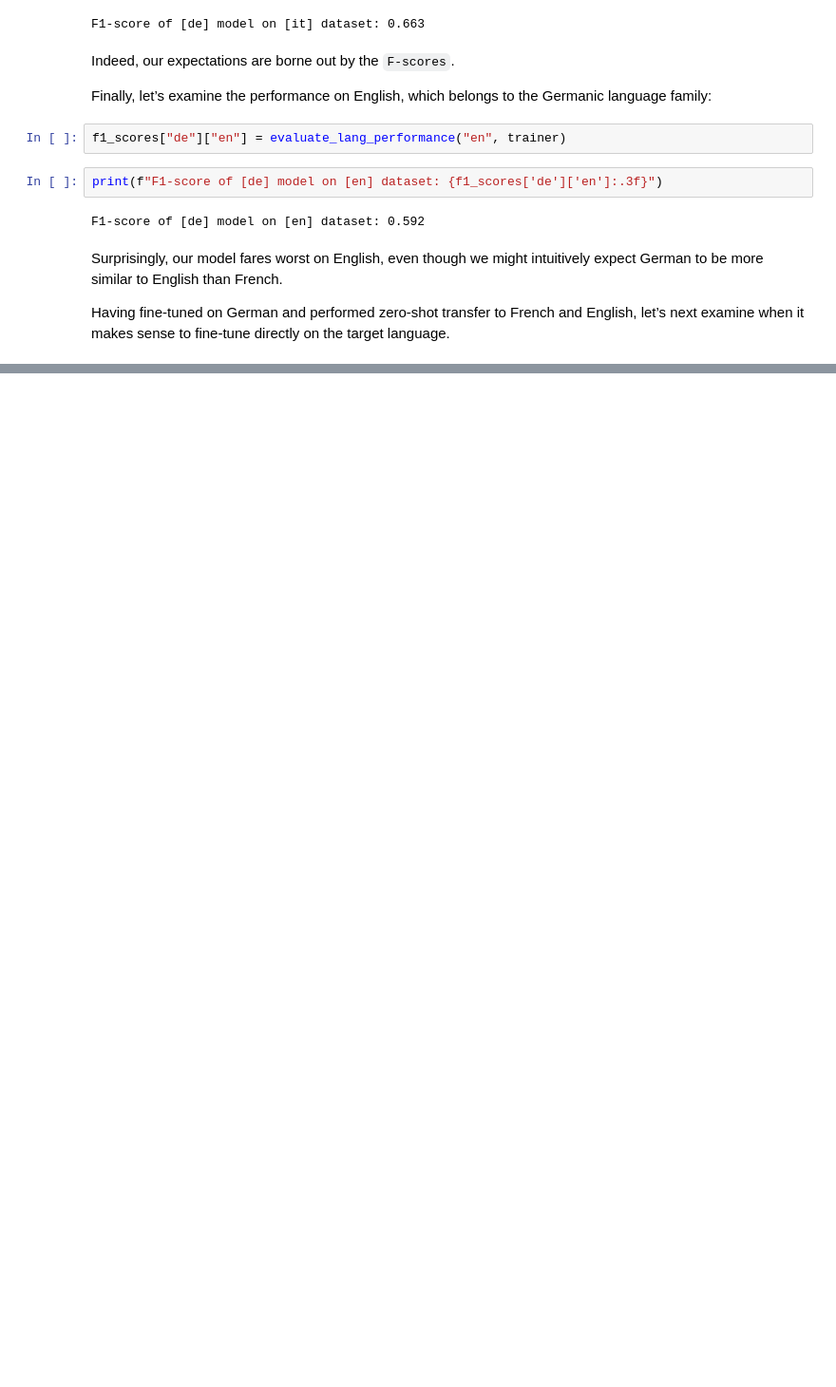
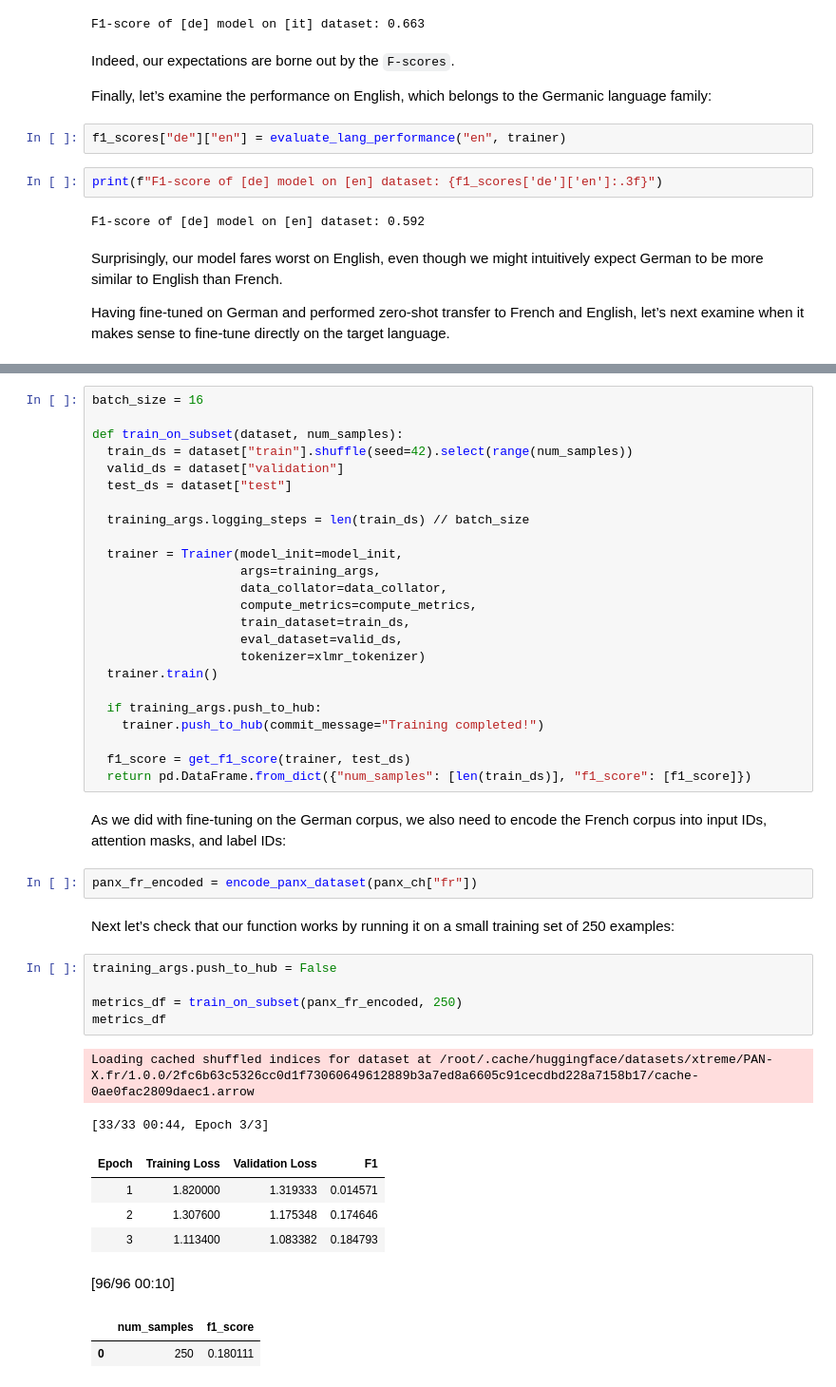
Before and after one commit to rahiakela/transformers-research-and-practice, a Jupyter notebook: natural-language-processing-with-transformers/04-multilingual-ner/multilingual_named_entity_recognition.ipynb, the cells around one changed output, grey strips where cells are left out. Shown at 95% size. Drawn from its saved outputs; the diff is of its cells as text; blank space fills up the shorter version.

```diff
--- a/natural-language-processing-with-transformers/04-multilingual-ner/multilingual_named_entity_recognition.ipynb
+++ b/natural-language-processing-with-transformers/04-multilingual-ner/multilingual_named_entity_recognition.ipynb
@@ -1188,0 +1204,47 @@ target language.
+# %%
+batch_size = 16
+
+def train_on_subset(dataset, num_samples):
+  train_ds = dataset["train"].shuffle(seed=42).select(range(num_samples))
+  valid_ds = dataset["validation"]
+  test_ds = dataset["test"]
+
+  training_args.logging_steps = len(train_ds) // batch_size
+
+  trainer = Trainer(model_init=model_init,
+                    args=training_args,
+                    data_collator=data_collator,
+                    compute_metrics=compute_metrics,
+                    train_dataset=train_ds,
+                    eval_dataset=valid_ds,
+                    tokenizer=xlmr_tokenizer)
+  trainer.train()
+
+  if training_args.push_to_hub:
+    trainer.push_to_hub(commit_message="Training completed!")
+
+  f1_score = get_f1_score(trainer, test_ds)
+  return pd.DataFrame.from_dict({"num_samples": [len(train_ds)], "f1_score": [f1_score]})
+# %% [markdown]
+As we did with fine-tuning on the German corpus, we also need to encode
+the French corpus into input IDs, attention masks, and label IDs:
+# %%
+panx_fr_encoded = encode_panx_dataset(panx_ch["fr"])
+# %% [markdown]
+Next let’s check that our function works by running it on a small training set
+of 250 examples:
+# %%
+training_args.push_to_hub = False
+
+metrics_df = train_on_subset(panx_fr_encoded, 250)
+metrics_df
+# %% [output]
+Loading cached shuffled indices for dataset at /root/.cache/huggingface/datasets/xtreme/PAN-X.fr/1.0.0/2fc6b63c5326cc0d1f73060649612889b3a7ed8a6605c91cecdbd228a7158b17/cache-0ae0fac2809daec1.arrow
+[33/33 00:44, Epoch 3/3]
+| Epoch | Training Loss | Validation Loss | F1 |
+| 1 | 1.820000 | 1.319333 | 0.014571 |
+| 2 | 1.307600 | 1.175348 | 0.174646 |
+| 3 | 1.113400 | 1.083382 | 0.184793 |
+[96/96 00:10]
+|  | num_samples | f1_score |
+| 0 | 250 | 0.180111 |
```
Also changed, not shown: parts of 15 cells of this notebook.
